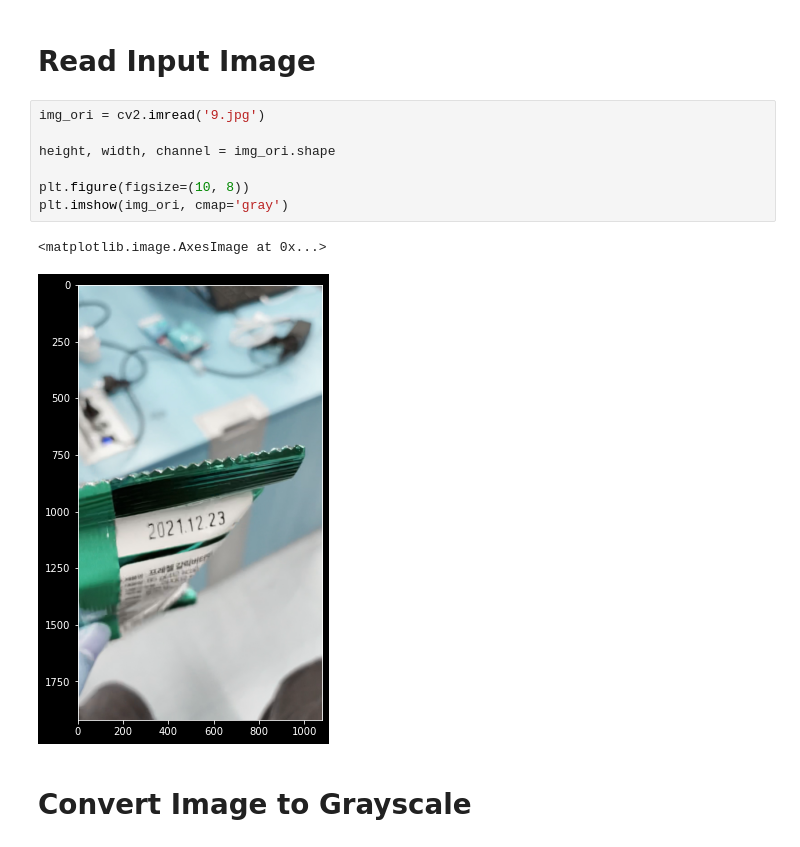
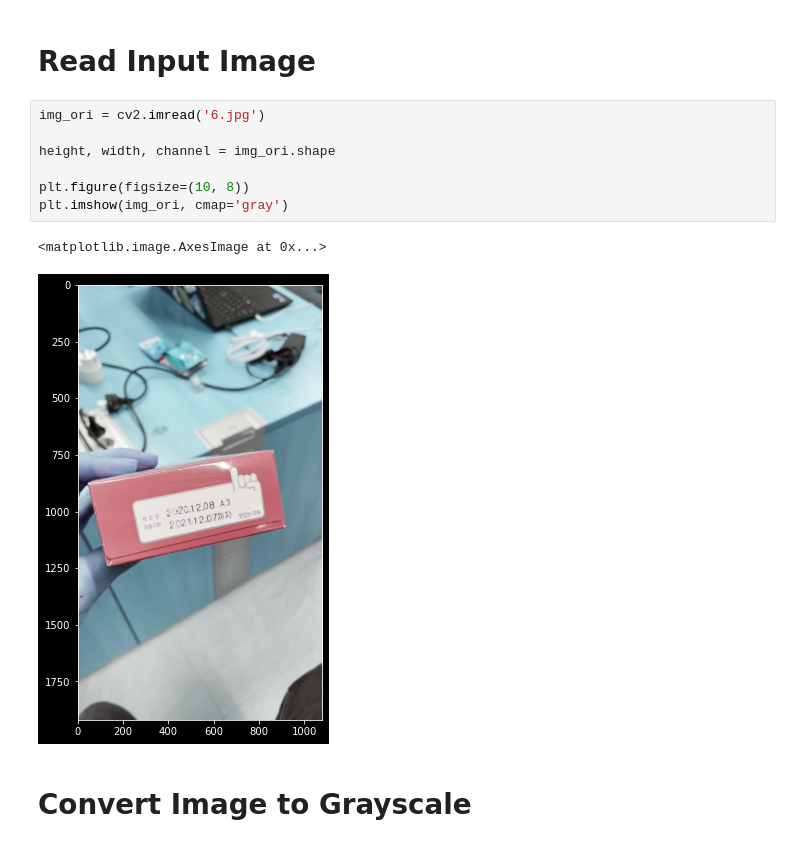
Before and after one commit to MinSoo97/joljak, a Jupyter notebook: Expirationdate_test.ipynb, the cells around one changed output. Saved outputs shown, nothing was run; the diff lists cells and outputs as text.

```diff
--- a/Expirationdate_test.ipynb
+++ b/Expirationdate_test.ipynb
@@ -7,15 +7,15 @@ plt.style.use('dark_background')
 # %% [markdown]
 # Read Input Image
 # %%
-img_ori = cv2.imread('9.jpg')
+img_ori = cv2.imread('6.jpg')
 
 height, width, channel = img_ori.shape
 
 plt.figure(figsize=(10, 8))
 plt.imshow(img_ori, cmap='gray')
 # %% [output]
 <matplotlib.image.AxesImage at 0x...>
-[figure, old version]
+[figure, new version]
 # %% [markdown]
 # Convert Image to Grayscale
 # %%
```
Also changed, not shown: parts of 10 cells of this notebook, 9 other files.
